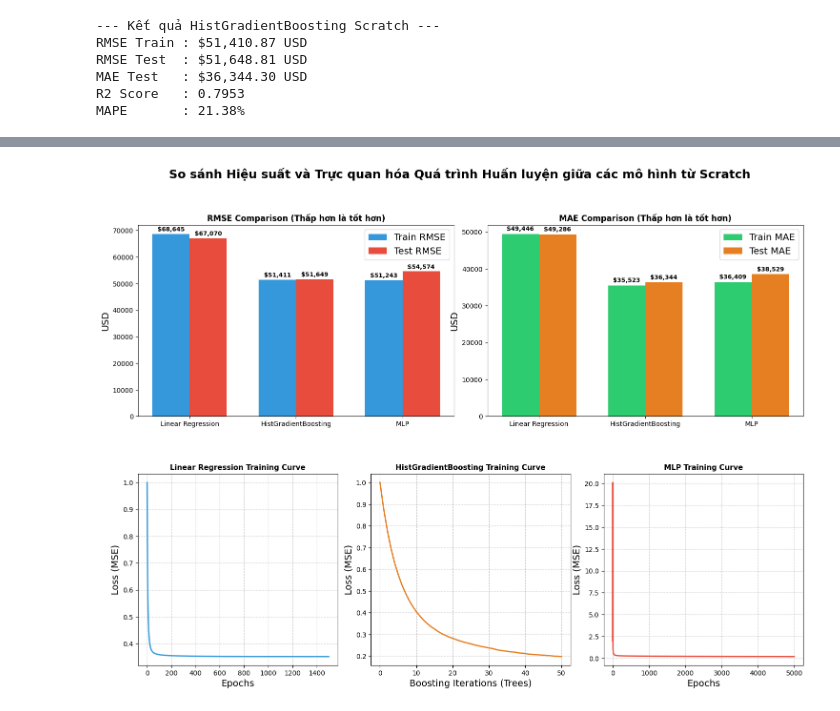
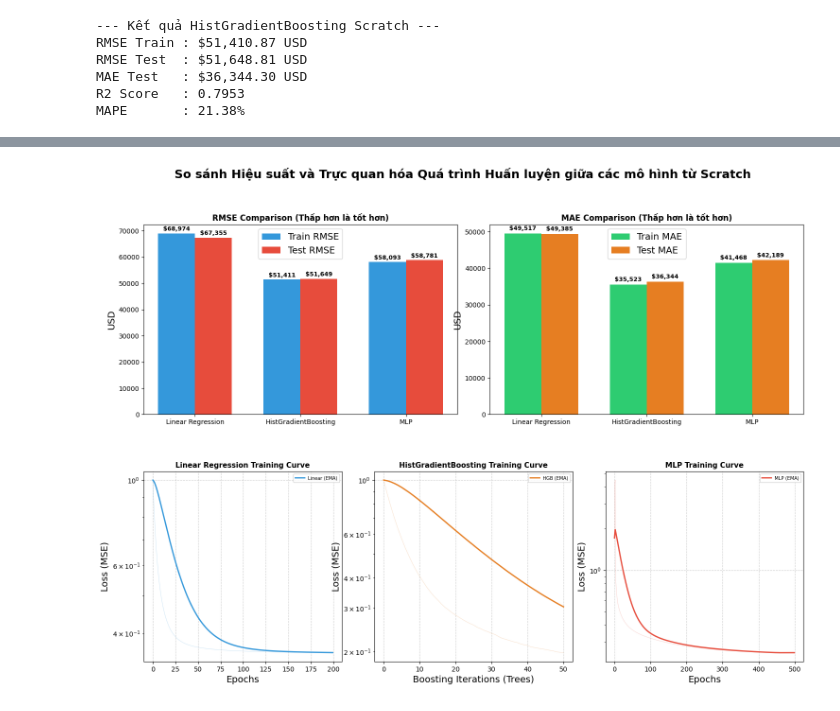
Before and after one commit to QuangManhAI/MLP-Machine-learning-lab04, a Jupyter notebook: notebooks/lab04.ipynb, the cells around one changed output, grey strips where cells are left out. Cells and saved outputs as stored; diff of their text form; code cells hidden in the pictures.

```diff
--- a/notebooks/lab04.ipynb
+++ b/notebooks/lab04.ipynb
@@ -396,8 +579,7 @@ Sử dụng lớp `MultiLayerPercepTron` được định nghĩa trong file `mod
 # Lấy kích thước đầu vào (số lượng thuộc tính sau khi qua Pipeline)
 input_dim = X_train_prepared.shape[1]
 
-# Khởi tạo mô hình MLP với kiến trúc mạng 3 lớp ẩn (epochs=5000, lr=0.1)
-mlp = MultiLayerPercepTron(input_dim=input_dim, epochs=5000, lr=0.1)
+mlp = MultiLayerPercepTron(input_dim=input_dim, epochs=500, lr=0.1)
 
 # Huấn luyện mô hình trên tập huấn luyện đã được tiền xử lý và chuẩn hóa
 mlp.fit(X_train_prepared, y_train_scaled)
@@ -460,7 +665,7 @@ Huấn luyện mô hình Linear Regression tự viết từ đầu trên tập h
 from lab04.model import LinearRegressionScratch
 
 # 1. Khởi tạo và huấn luyện mô hình Linear Regression
-lr_model = LinearRegressionScratch(lr=0.05, epochs=1500)
+lr_model = LinearRegressionScratch(lr=0.05, epochs=200)
 lr_model.fit(X_train_prepared, y_train_scaled)
 
 # 2. Dự đoán trên tập train và test
@@ -625,34 +868,53 @@ ax_mae.bar(x + width/2, test_mae, width, label='Test MAE', color='#e67e22')
 ax_mae.set_title("MAE Comparison (Thấp hơn là tốt hơn)", fontsize=12, fontweight='bold')
 ax_mae.set_xticks(x)
 ax_mae.set_xticklabels(models)
 ax_mae.set_ylabel("USD")
 ax_mae.legend()
 for i in range(len(models)):
     ax_mae.text(i - width/2, train_mae[i] + 500, f"${train_mae[i]:,.0f}", ha='center', va='bottom', fontsize=9, fontweight='bold')
     ax_mae.text(i + width/2, test_mae[i] + 500, f"${test_mae[i]:,.0f}", ha='center', va='bottom', fontsize=9, fontweight='bold')
 
 # ---- Row 2: Training Curves ----
+def ema_smooth(data, alpha=0.05):
+    smoothed = np.zeros_like(data)
+    smoothed[0] = data[0]
+    for i in range(1, len(data)):
+        smoothed[i] = alpha * data[i] + (1 - alpha) * smoothed[i-1]
+    return smoothed
+
+def plot_training_curve(ax, loss_history, label, color, downsample=10):
+    n = len(loss_history)
+    max_pts = 500
+    step = max(1, n // max_pts)
+    idx = np.arange(0, n, step)
+    loss_down = np.array(loss_history)[idx]
+    ax.plot(idx, loss_down, color=color, linewidth=0.6, alpha=0.25)
+    smoothed = ema_smooth(np.array(loss_history), alpha=0.05)
+    ax.plot(smoothed, color=color, linewidth=2, label=f'{label} (EMA)')
+    ax.semilogy()
+    ax.legend(fontsize=7)
+
 # 1. Linear Regression Curve
-ax_curve_lr.plot(lr_model.loss_history, color='#3498db', linewidth=2)
+plot_training_curve(ax_curve_lr, lr_model.loss_history, 'Linear', '#3498db')
 ax_curve_lr.set_title("Linear Regression Training Curve", fontsize=11, fontweight='bold')
 ax_curve_lr.set_xlabel("Epochs")
 ax_curve_lr.set_ylabel("Loss (MSE)")
 ax_curve_lr.grid(True, linestyle='--', alpha=0.6)
 
 # 2. HistGradientBoosting Curve
-ax_curve_hgb.plot(hgb_model.loss_history, color='#e67e22', linewidth=2)
+plot_training_curve(ax_curve_hgb, hgb_model.loss_history, 'HGB', '#e67e22', downsample=1)
 ax_curve_hgb.set_title("HistGradientBoosting Training Curve", fontsize=11, fontweight='bold')
 ax_curve_hgb.set_xlabel("Boosting Iterations (Trees)")
 ax_curve_hgb.set_ylabel("Loss (MSE)")
 ax_curve_hgb.grid(True, linestyle='--', alpha=0.6)
 
 # 3. MLP Curve
-ax_curve_mlp.plot(mlp.loss_history, color='#e74c3c', linewidth=2)
+plot_training_curve(ax_curve_mlp, mlp.loss_history, 'MLP', '#e74c3c')
 ax_curve_mlp.set_title("MLP Training Curve", fontsize=11, fontweight='bold')
 ax_curve_mlp.set_xlabel("Epochs")
 ax_curve_mlp.set_ylabel("Loss (MSE)")
 ax_curve_mlp.grid(True, linestyle='--', alpha=0.6)
 
 plt.show()
 # %% [output]
-[figure, old version]
+[figure, new version]
```
Also changed, not shown: parts of 52 cells of this notebook, 1 other file.
